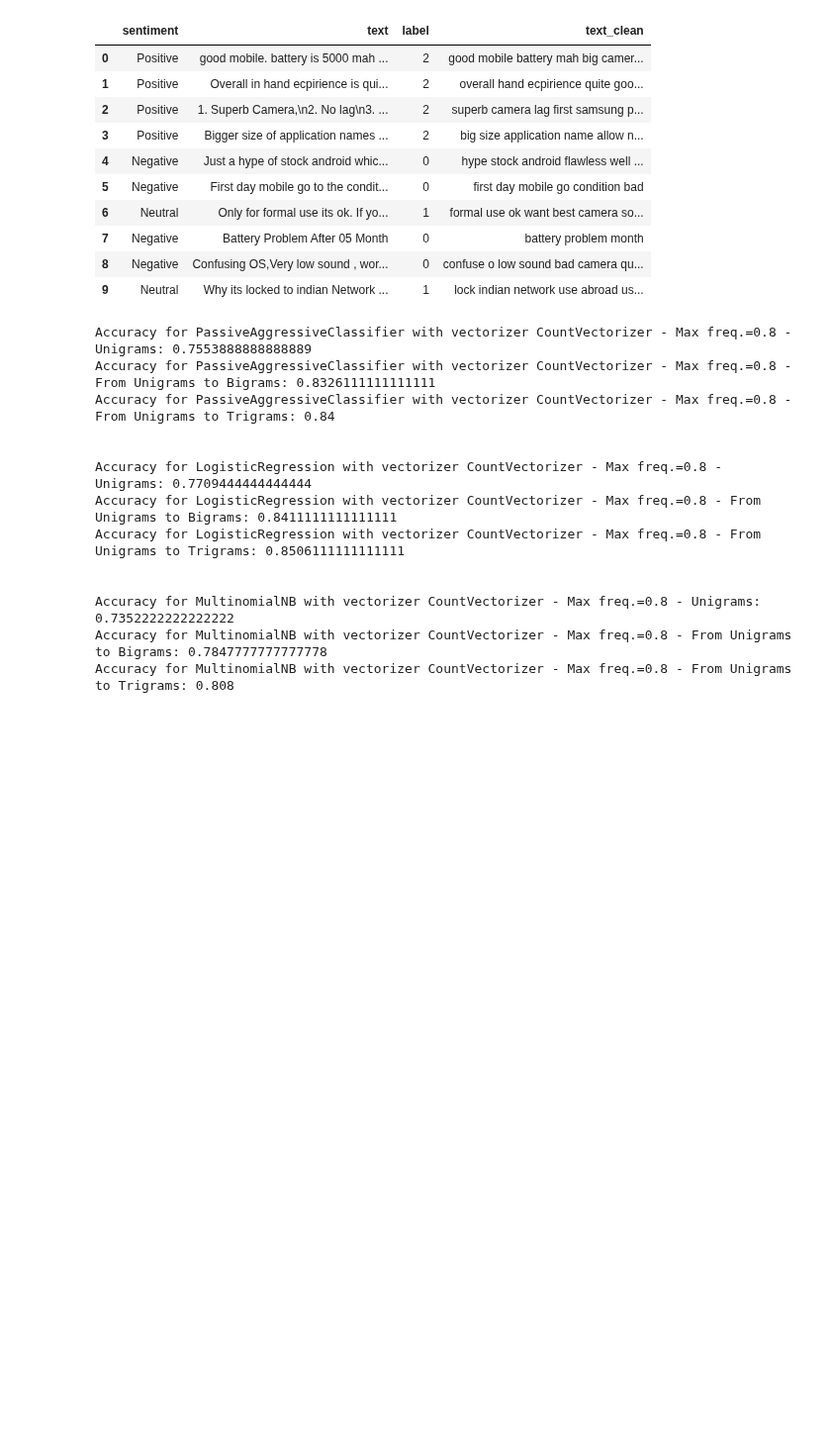
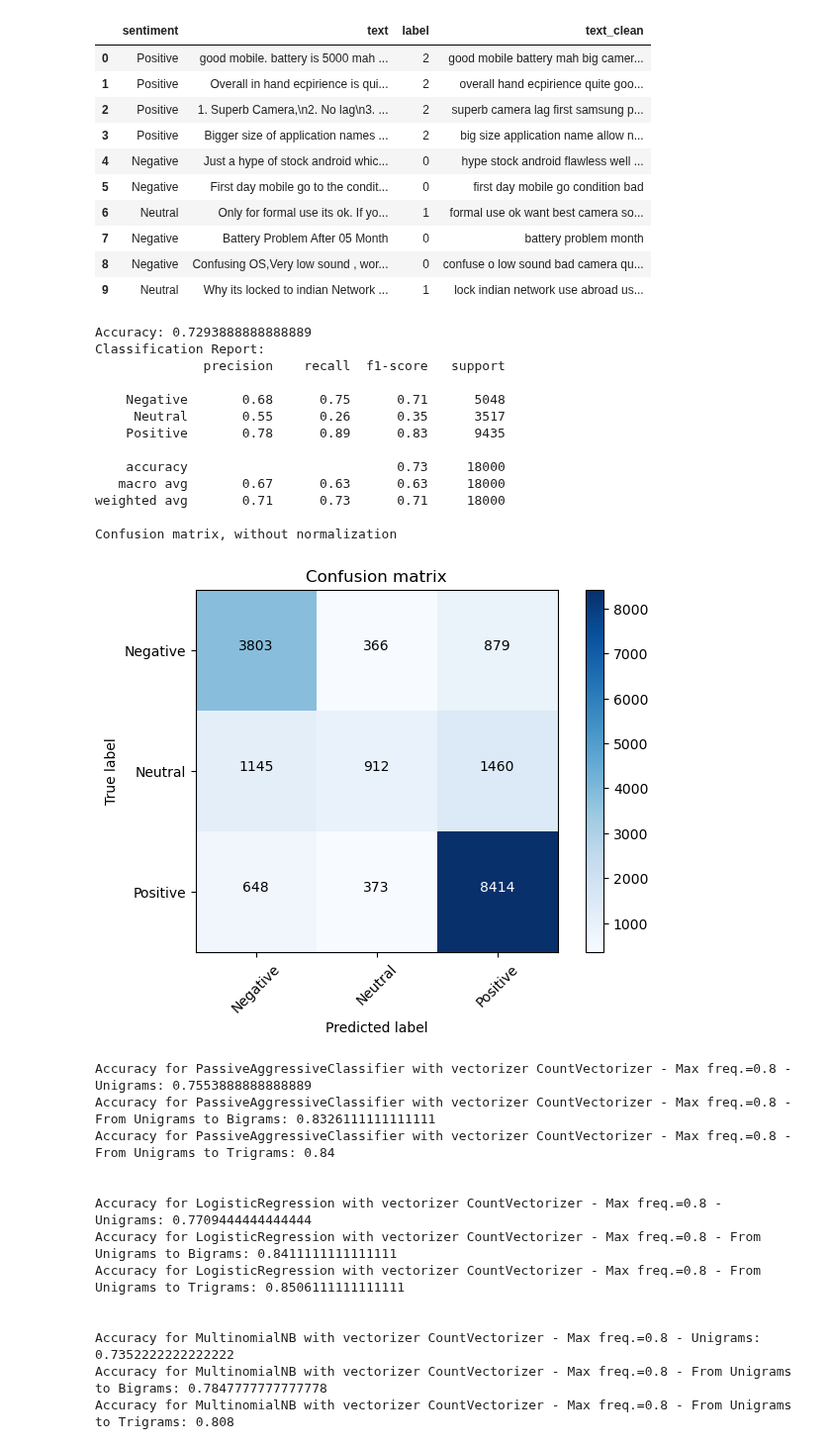
Before and after one commit to tkachenko0/McDonalds-FinderBot-for-Telegram, a Jupyter notebook: nb_OurCLF.ipynb, the cells around one changed output. Shown at 99% size. Cells and saved outputs as stored; diff of their text form; code cells hidden in the pictures; blank space fills up the shorter version.

Commit message:
Word2Vec technique

```diff
--- a/nb_OurCLF.ipynb
+++ b/nb_OurCLF.ipynb
@@ -57,6 +59,42 @@ df.head(10)
 | 7 | Negative | Battery Problem After 05 Month | 0 | battery problem month |
 | 8 | Negative | Confusing OS,Very low sound , wor... | 0 | confuse o low sound bad camera qu... |
 | 9 | Neutral | Why its locked to indian Network ... | 1 | lock indian network use abroad us... |
+# %%
+#test of word2vec
+X, y = df[x_column_cleaned_name], df[sentiment_column_name]
+X_train, X_test, y_train, y_test = train_test_split(X, y, test_size=0.2, random_state=42)
+
+sentences = [sentence.split() for sentence in X_train]
+w2v_model = Word2Vec(sentences, window=5, min_count=5, workers=4)
+
+#vectorization of sentences into training set and test set
+X_train = np.array([classification.vectorize(sentence,w2v_model) for sentence in X_train])
+X_test = np.array([classification.vectorize(sentence,w2v_model) for sentence in X_test])
+
+#classification
+clf = SVC().fit(X_train, y_train)
+
+#testing
+y_pred = clf.predict(X_test)
+
+#evaluation
+class_names = classification.Sentiment.get_all()
+classification.show_results(y_test, y_pred, class_names)
+# %% [output]
+Accuracy: 0.7293888888888889
+Classification Report:
+              precision    recall  f1-score   support
+
+    Negative       0.68      0.75      0.71      5048
+     Neutral       0.55      0.26      0.35      3517
+    Positive       0.78      0.89      0.83      9435
+
+    accuracy                           0.73     18000
+   macro avg       0.67      0.63      0.63     18000
+weighted avg       0.71      0.73      0.71     18000
+
+Confusion matrix, without normalization
+[figure, added]
 # %%
 X, y = df[x_column_cleaned_name], df[sentiment_column_name]
 x_train, x_test, y_train, y_test = train_test_split(X, y, test_size=0.2, random_state=42)
```
Also changed, not shown: parts of 1 cell of this notebook, 1 other file.
